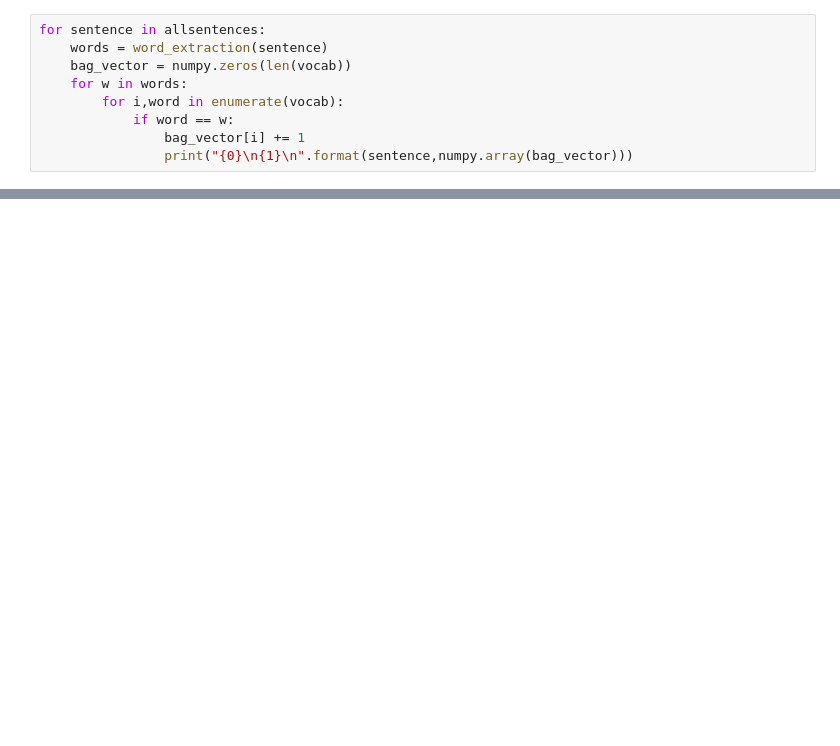
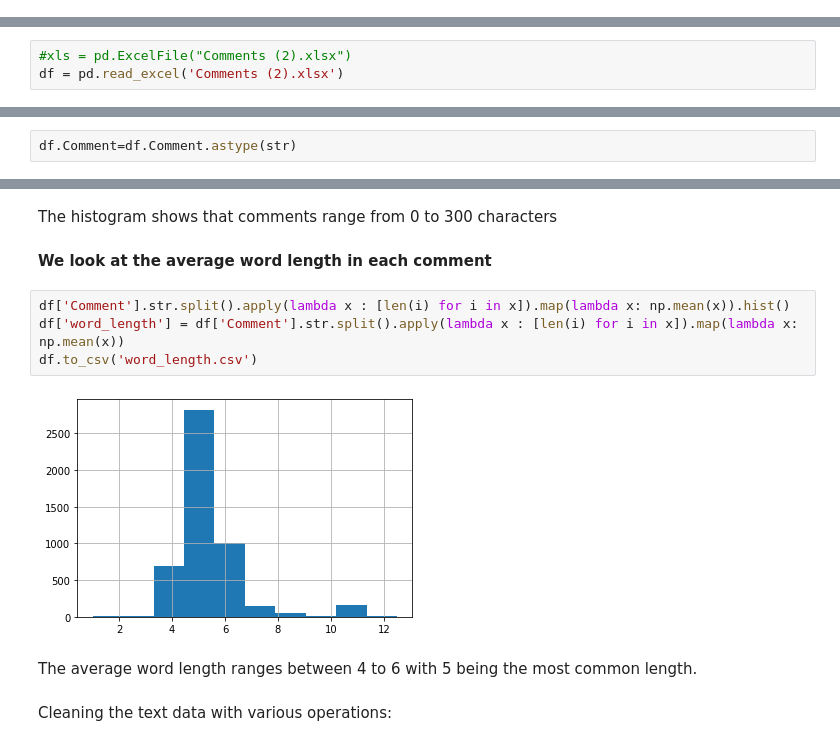
Before and after one commit to skizza8/NLP-Sentiment-Analysis-of-Comments, a Jupyter notebook: Text Analysis.ipynb, the cells around one changed output, grey strips where cells are left out. Cells and saved outputs as stored; diff of their text form; blank space fills up the shorter version.

```diff
--- a/Text Analysis.ipynb
+++ b/Text Analysis.ipynb
@@ -48,9 +0,0 @@ vocab = tokenize(allsentences)
-# %%
-for sentence in allsentences:
-    words = word_extraction(sentence)
-    bag_vector = numpy.zeros(len(vocab))
-    for w in words:
-        for i,word in enumerate(vocab):
-            if word == w:
-                bag_vector[i] += 1
-                print("{0}\n{1}\n".format(sentence,numpy.array(bag_vector)))
@@ -74,0 +4,3 @@ The train was late
+# %%
+#xls = pd.ExcelFile("Comments (2).xlsx")
+df = pd.read_excel('Comments (2).xlsx')
@@ -74,0 +16,2 @@ The train was late
+# %%
+df.Comment=df.Comment.astype(str)
@@ -74,0 +39,16 @@ The train was late
+# %% [markdown]
+
+
+The histogram shows that comments range from 0 to 300 characters
+# %% [markdown]
+<strong>We look at the average word length in each comment</strong>
+# %%
+df['Comment'].str.split().apply(lambda x : [len(i) for i in x]).map(lambda x: np.mean(x)).hist()
+df['word_length'] = df['Comment'].str.split().apply(lambda x : [len(i) for i in x]).map(lambda x: np.mean(x))
+df.to_csv('word_length.csv')
+# %% [output]
+[figure, added]
+# %% [markdown]
+The average word length ranges between 4 to 6 with 5 being the most common length.
+# %% [markdown]
+Cleaning the text data with various operations:
```
Also changed, not shown: parts of 45 cells of this notebook, 6 other files.
